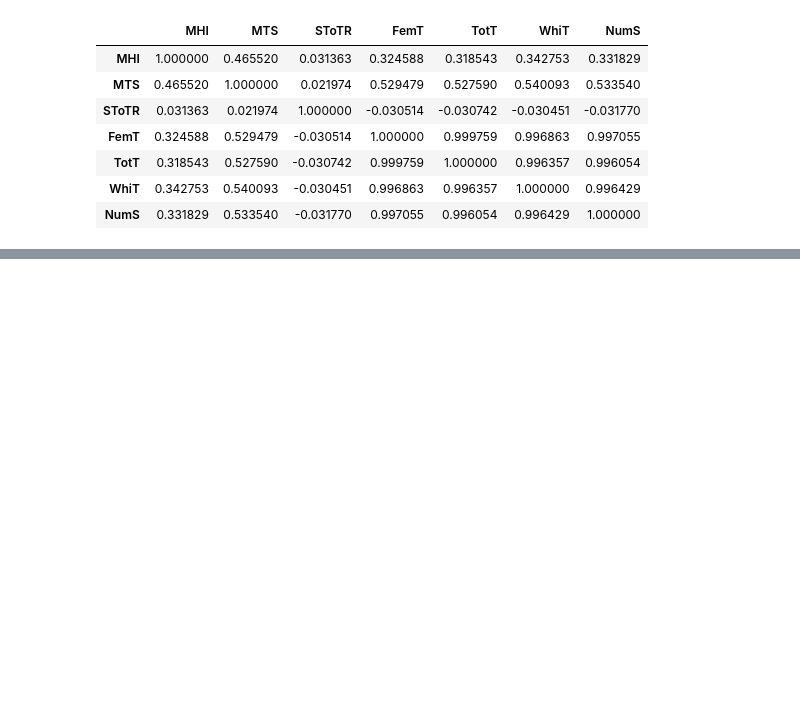
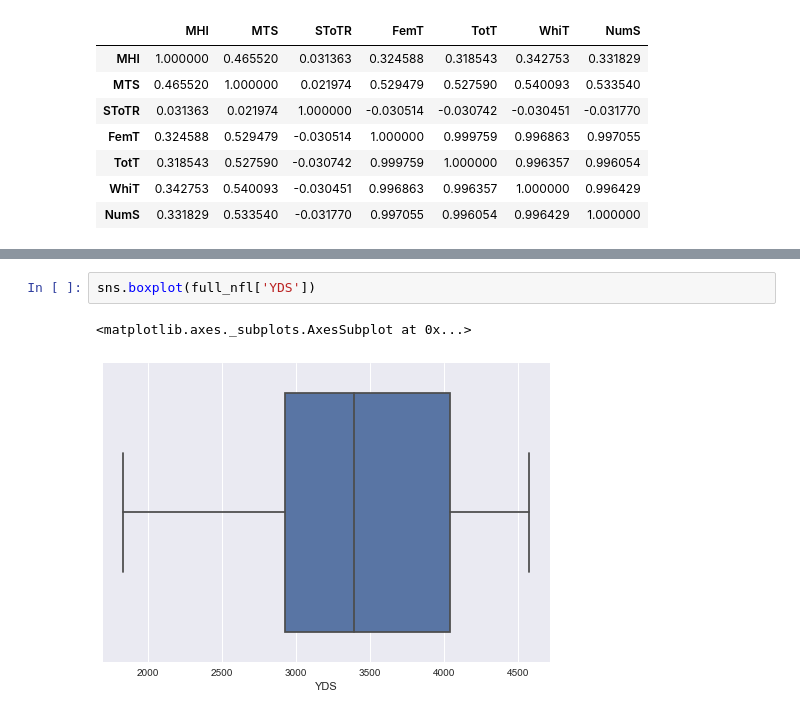
Before and after one commit to TristanMoser/byu_econ_applied_machine_learning, a Jupyter notebook: homeworks/Homework_1_TristanMoser.ipynb, the cells around one changed output, grey strips where cells are left out. Cells and saved outputs as stored; diff of their text form; blank space fills up the shorter version.

```diff
--- a/homeworks/Homework_1_TristanMoser.ipynb
+++ b/homeworks/Homework_1_TristanMoser.ipynb
@@ -355,0 +427,5 @@ df
+# %%
+sns.boxplot(full_nfl['YDS'])
+# %% [output]
+<matplotlib.axes._subplots.AxesSubplot at 0x...>
+[figure, added]
```
Also changed, not shown: parts of 28 cells of this notebook.
